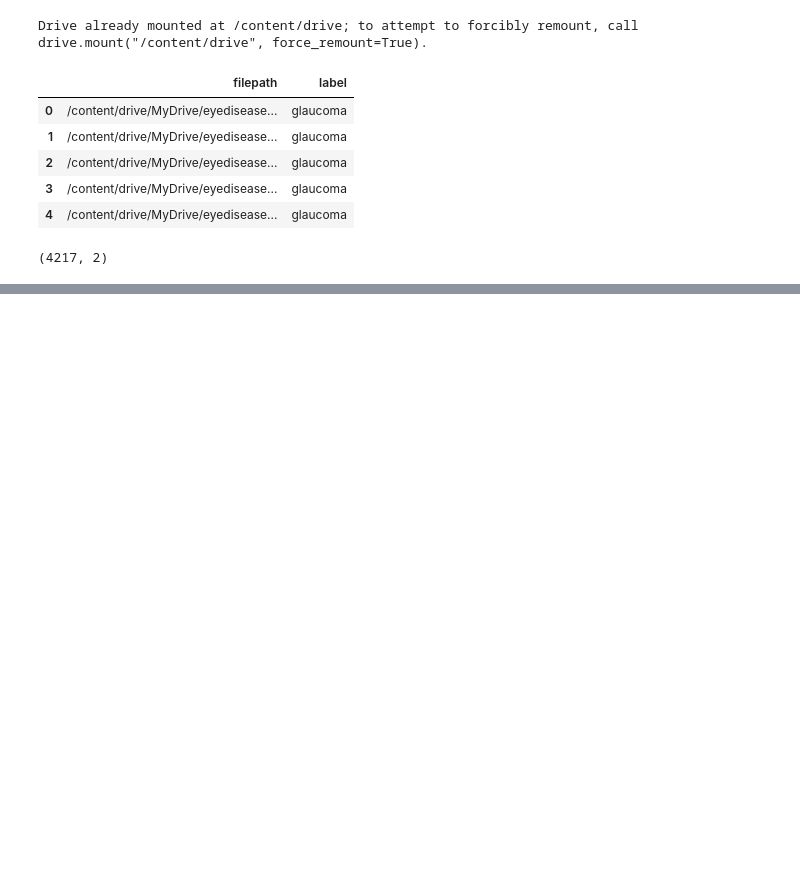
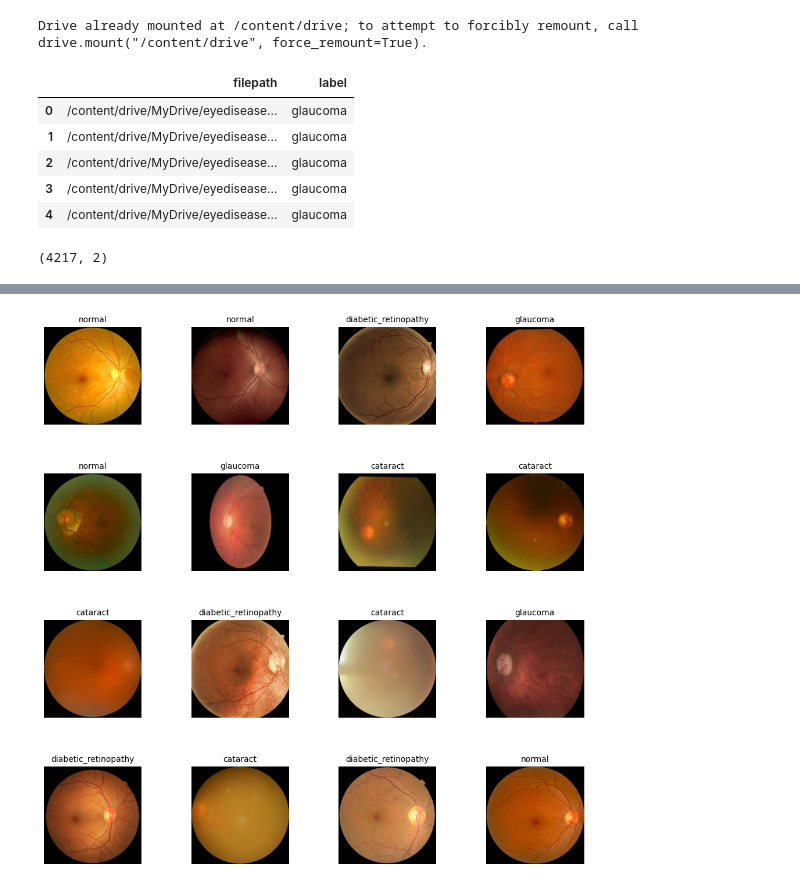
Before and after one commit to Naveenbsm/Deep-Learning-Applications-in-Retinal-Disease-Detection, a Jupyter notebook: Deep_Learning_Applications_in_Retinal_Disease_Detection.ipynb, the cells around one changed output, grey strips where cells are left out. Drawn from its saved outputs; the diff is of its cells as text; code cells hidden in the pictures; blank space fills up the shorter version.

```diff
--- a/Deep_Learning_Applications_in_Retinal_Disease_Detection.ipynb
+++ b/Deep_Learning_Applications_in_Retinal_Disease_Detection.ipynb
@@ -75,0 +83,24 @@ df.shape
+# %%
+import matplotlib.pyplot as plt
+import matplotlib.image as mpimg
+import random
+
+# Randomly sample 16 images from the dataset
+sampled_images = df.sample(16).reset_index()
+
+# Set up the grid
+fig, axes = plt.subplots(4, 4, figsize=(12, 12))
+fig.subplots_adjust(hspace=0.5, wspace=0.5)
+
+# Loop through the grid and plot each image
+for i, ax in enumerate(axes.flat):
+    img_path = sampled_images['filepath'][i]
+    label = sampled_images['label'][i]
+    img = mpimg.imread(img_path)
+    ax.imshow(img)
+    ax.set_title(label, fontsize=10)
+    ax.axis('off')  # Hide axis for better visualization
+
+plt.show()
+# %% [output]
+[figure, added]
```
Also changed, not shown: parts of 3 cells of this notebook.
